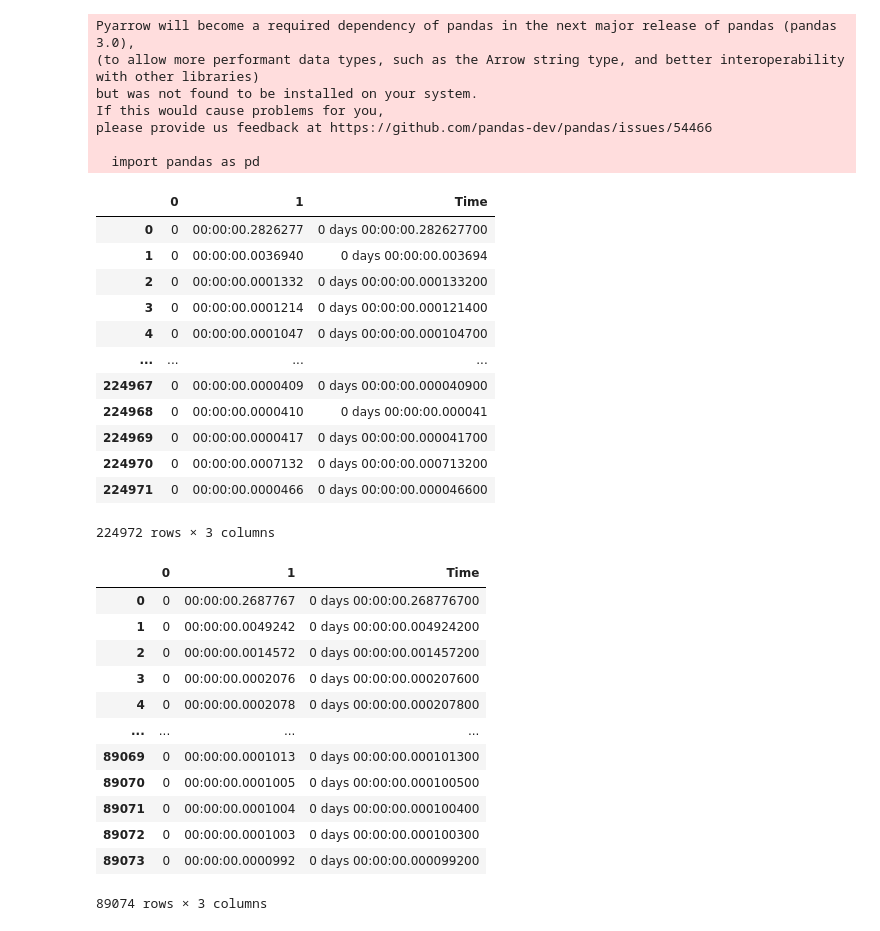
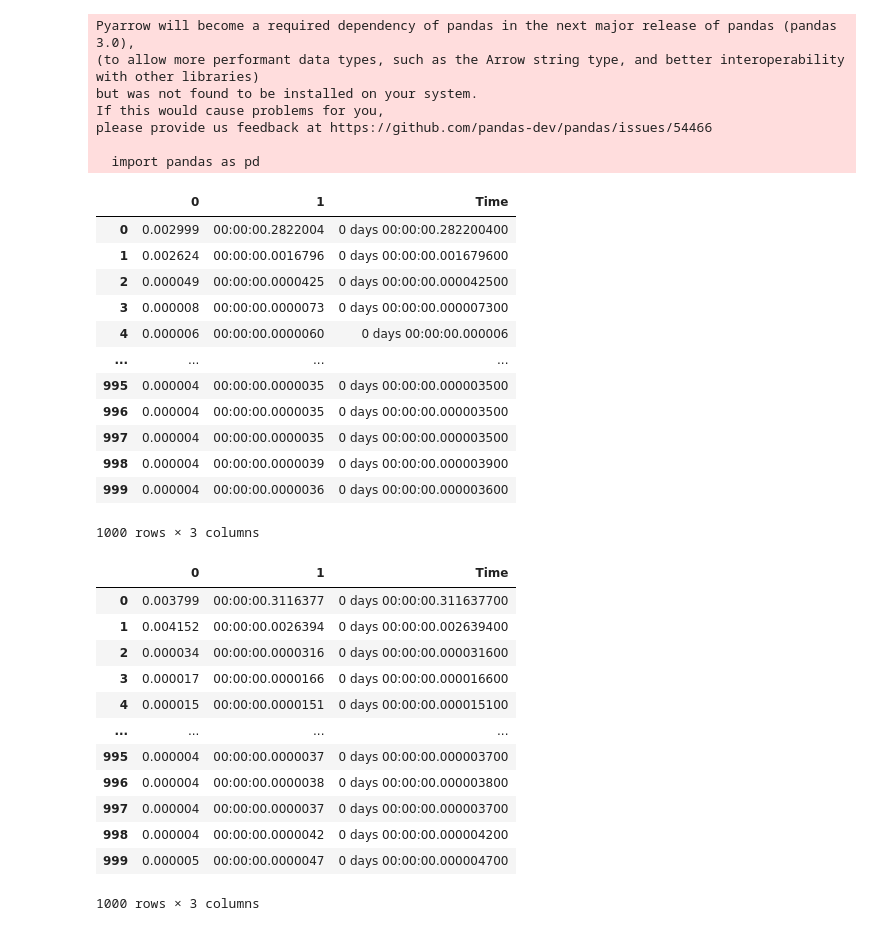
Before and after one commit to bonsai-rx/python-scripting, a Jupyter notebook: workflows/analysis.ipynb, the cells around one changed output. Cells and saved outputs as stored; diff of their text form; code cells hidden in the pictures.

```diff
--- a/workflows/analysis.ipynb
+++ b/workflows/analysis.ipynb
@@ -11,41 +11,41 @@ please provide us feedback at https://github.com/pandas-dev/pandas/issues/54466
 
   import pandas as pd
 # %%
-filename = "baseline_wRuntime.csv"
-df1 = pd.read_csv(filename, header = None)
+df1_name = "baseline"
+df1 = pd.read_csv(f"{df1_name}.csv", header = None)
 df1["Time"] = pd.to_timedelta(df1[1])
 df1
 # %% [output]
 |  | 0 | 1 | Time |
-| 0 | 0 | 00:00:00.2826277 | 0 days 00:00:00.282627700 |
-| 1 | 0 | 00:00:00.0036940 | 0 days 00:00:00.003694 |
-| 2 | 0 | 00:00:00.0001332 | 0 days 00:00:00.000133200 |
-| 3 | 0 | 00:00:00.0001214 | 0 days 00:00:00.000121400 |
-| 4 | 0 | 00:00:00.0001047 | 0 days 00:00:00.000104700 |
+| 0 | 0.002999 | 00:00:00.2822004 | 0 days 00:00:00.282200400 |
+| 1 | 0.002624 | 00:00:00.0016796 | 0 days 00:00:00.001679600 |
+| 2 | 0.000049 | 00:00:00.0000425 | 0 days 00:00:00.000042500 |
+| 3 | 0.000008 | 00:00:00.0000073 | 0 days 00:00:00.000007300 |
+| 4 | 0.000006 | 00:00:00.0000060 | 0 days 00:00:00.000006 |
 | ... | ... | ... | ... |
-| 224967 | 0 | 00:00:00.0000409 | 0 days 00:00:00.000040900 |
-| 224968 | 0 | 00:00:00.0000410 | 0 days 00:00:00.000041 |
-| 224969 | 0 | 00:00:00.0000417 | 0 days 00:00:00.000041700 |
-| 224970 | 0 | 00:00:00.0007132 | 0 days 00:00:00.000713200 |
-| 224971 | 0 | 00:00:00.0000466 | 0 days 00:00:00.000046600 |
+| 995 | 0.000004 | 00:00:00.0000035 | 0 days 00:00:00.000003500 |
+| 996 | 0.000004 | 00:00:00.0000035 | 0 days 00:00:00.000003500 |
+| 997 | 0.000004 | 00:00:00.0000035 | 0 days 00:00:00.000003500 |
+| 998 | 0.000004 | 00:00:00.0000039 | 0 days 00:00:00.000003900 |
+| 999 | 0.000004 | 00:00:00.0000036 | 0 days 00:00:00.000003600 |
-224972 rows × 3 columns
+1000 rows × 3 columns
 # %%
-filename = "baseline_test.csv"
-df2 = pd.read_csv(filename, header = None)
+df2_name = "baseline_wRuntime"
+df2 = pd.read_csv(f"{df2_name}.csv", header = None)
 df2["Time"] = pd.to_timedelta(df2[1])
 df2
 # %% [output]
 |  | 0 | 1 | Time |
-| 0 | 0 | 00:00:00.2687767 | 0 days 00:00:00.268776700 |
-| 1 | 0 | 00:00:00.0049242 | 0 days 00:00:00.004924200 |
-| 2 | 0 | 00:00:00.0014572 | 0 days 00:00:00.001457200 |
-| 3 | 0 | 00:00:00.0002076 | 0 days 00:00:00.000207600 |
-| 4 | 0 | 00:00:00.0002078 | 0 days 00:00:00.000207800 |
+| 0 | 0.003799 | 00:00:00.3116377 | 0 days 00:00:00.311637700 |
+| 1 | 0.004152 | 00:00:00.0026394 | 0 days 00:00:00.002639400 |
+| 2 | 0.000034 | 00:00:00.0000316 | 0 days 00:00:00.000031600 |
+| 3 | 0.000017 | 00:00:00.0000166 | 0 days 00:00:00.000016600 |
+| 4 | 0.000015 | 00:00:00.0000151 | 0 days 00:00:00.000015100 |
 | ... | ... | ... | ... |
-| 89069 | 0 | 00:00:00.0001013 | 0 days 00:00:00.000101300 |
-| 89070 | 0 | 00:00:00.0001005 | 0 days 00:00:00.000100500 |
-| 89071 | 0 | 00:00:00.0001004 | 0 days 00:00:00.000100400 |
-| 89072 | 0 | 00:00:00.0001003 | 0 days 00:00:00.000100300 |
-| 89073 | 0 | 00:00:00.0000992 | 0 days 00:00:00.000099200 |
+| 995 | 0.000004 | 00:00:00.0000037 | 0 days 00:00:00.000003700 |
+| 996 | 0.000004 | 00:00:00.0000038 | 0 days 00:00:00.000003800 |
+| 997 | 0.000004 | 00:00:00.0000037 | 0 days 00:00:00.000003700 |
+| 998 | 0.000004 | 00:00:00.0000042 | 0 days 00:00:00.000004200 |
+| 999 | 0.000005 | 00:00:00.0000047 | 0 days 00:00:00.000004700 |
-89074 rows × 3 columns
+1000 rows × 3 columns
 # %%
```
Also changed, not shown: parts of 7 cells of this notebook, 9 other files.
